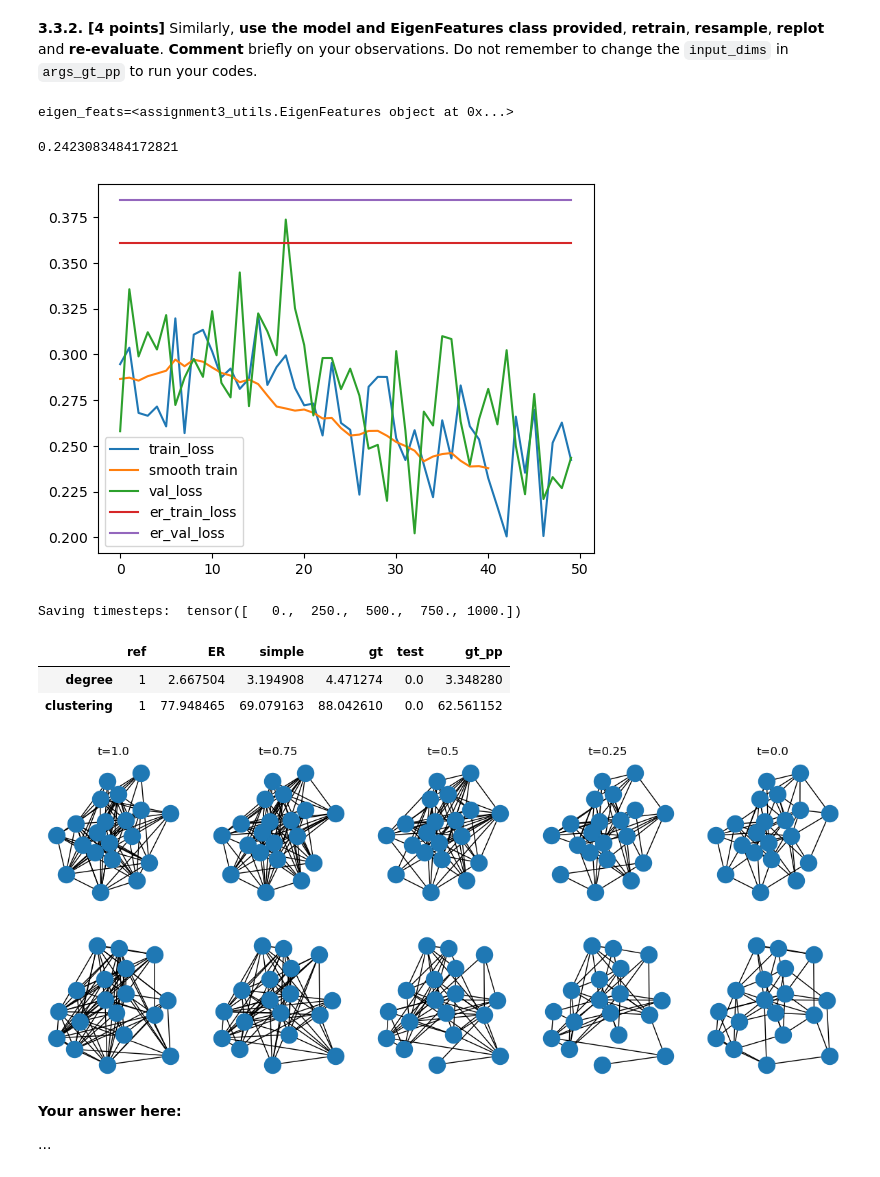
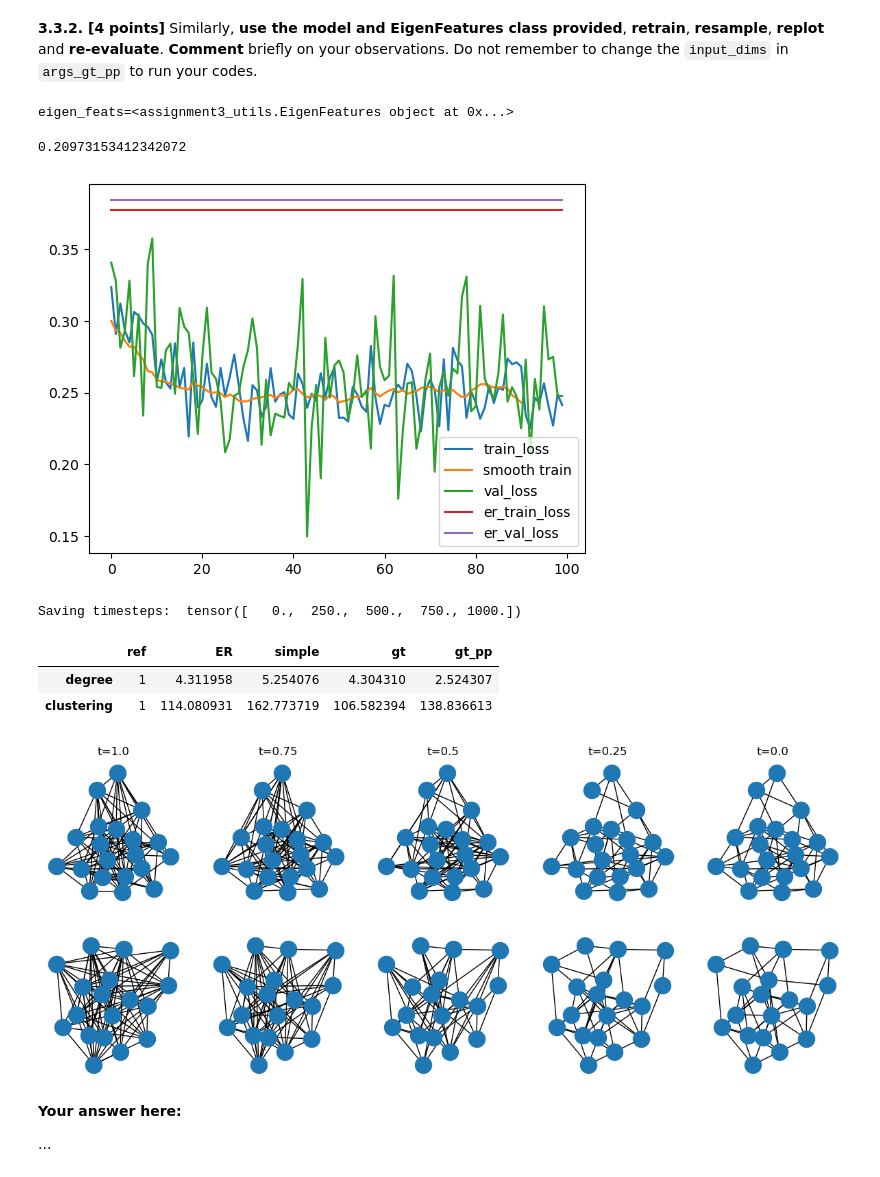
Before and after one commit to gusah1104/networkML_project_QM9, a Jupyter notebook: assignment3/nml24_assignment3.ipynb, the cells around one changed output. Saved outputs shown, nothing was run; the diff lists cells and outputs as text; code cells hidden in the pictures.

```diff
--- a/assignment3/nml24_assignment3.ipynb
+++ b/assignment3/nml24_assignment3.ipynb
@@ -729,10 +728,10 @@ def seed_torch(seed):
     random.seed(seed)
     np.random.seed(seed)
 
-def train_model(model, train_dataloader, val_dataloader, n_epochs, noise_dist, T, eigen_feats):
+def train_model(model, train_dataloader, val_dataloader, n_epochs, noise_dist, T, eigen_feats,lr):
     # Training parameters
     seed_torch(0)
-    optimizer = torch.optim.Adam(model.parameters(), lr=2e-4)
+    optimizer = torch.optim.Adam(model.parameters(), lr=lr)
 
     val_loss_list = []
     loss_list = []
@@ -836,7 +835,6 @@ def validation_step(val_dataloader, val_metric, model, noise_dist, T, eigen_feat
 # %%
 # Training
 bs = 32
-nx_dataset["train"]=nx_dataset["train"][:30]
 train_dataloader = utils.nx_list_to_dataloader(nx_dataset["train"], bs=bs)
 val_dataloader = utils.nx_list_to_dataloader(nx_dataset["val"], bs=bs)
 test_dataloader = utils.nx_list_to_dataloader(nx_dataset["test"], bs=bs)
@@ -844,5 +842,6 @@ n_epochs = 100 # you can try epoches if you want
 
 
 simple_model = SimpleModel(**args_simple).to(device)
-simple_model = train_model(simple_model, train_dataloader, val_dataloader, n_epochs, noise_dist, T, None)
+lr=2e-4
+simple_model = train_model(simple_model, train_dataloader, val_dataloader, n_epochs, noise_dist, T, None,lr)
 # %% [output]
@@ -1090,7 +1088,7 @@ dict_stat_fn = {
     "degree": get_degree_hist_array,
     "clustering": get_clustering_hist_array,
 }
-final_results = utils.QuantitativeResults(dict_stat_fn=dict_stat_fn, train_dataset=nx_dataset["train"][:20], test_dataset=nx_dataset["test"])
+final_results = utils.QuantitativeResults(dict_stat_fn=dict_stat_fn, train_dataset=nx_dataset["train"], test_dataset=nx_dataset["test"])
 for gen_method, gen_dist in graphs_to_eval.items():
     final_results.add_results(gen_method, gen_dist)
 final_results.show_table()
@@ -1129,21 +1127,22 @@ args_gt = {'n_layers': 4,
         'input_dims': {'X': 1, 'E': 2, 'y': 1},
         'hidden_dims': {'X': 256, 'E': 256, 'y': 256, 'dx': 64, 'de': 64, 'dy': 64},
         'output_dims': {'X': 1, 'E': 2, 'y': 1},}
-n_epochs = 30
+n_epochs = 100
 
 
 
 # Train
 gt_model = GraphTransformer(**args_gt).to(device)
-gt_model = train_model(gt_model, train_dataloader, val_dataloader, n_epochs, noise_dist, T, None)
+lr=2e-4
+gt_model = train_model(gt_model, train_dataloader, val_dataloader, n_epochs, noise_dist, T, None,lr)
 # Generate
 num_graphs_to_generate = len(nx_dataset["test"])
 gt_model_graphs, gt_model_intermediate_graphs = sample_graph(gt_model, noise_dist, T, num_graphs_to_generate, num_timesteps_to_save=5, eigen_feats=None)
 graphs_to_eval["gt"] = gt_model_graphs.to_nx_graph_list()
-graphs_to_eval["test"]=nx_dataset["test"]
+
 # Visualize and evaluate
 utils.plot_intermediate_graphs(gt_model_intermediate_graphs, T, 2)
-final_results = utils.QuantitativeResults(dict_stat_fn=dict_stat_fn, train_dataset=nx_dataset["train"][:20], test_dataset=nx_dataset["test"])
+final_results = utils.QuantitativeResults(dict_stat_fn=dict_stat_fn, train_dataset=nx_dataset["train"], test_dataset=nx_dataset["test"])
 for gen_method, gen_dist in graphs_to_eval.items():
     final_results.add_results(gen_method, gen_dist)
 final_results.show_table()
@@ -1171,37 +1169,38 @@ At this point, we can now better motivate the use of the `PlaceHolder` class. Pr
 # %%
 args_gt_pp = {'n_layers': 4,
         'n_head': 8,
         'input_dims': {'X': 7, 'E': 2, 'y': 7},
         'hidden_dims': {'X': 256, 'E': 256, 'y': 256, 'dx': 64, 'de': 64, 'dy': 64},
         'output_dims': {'X': 1, 'E': 2, 'y': 1},}
-num_epochs=50
+n_epochs=100
 eigen_feats = utils.EigenFeatures('all')
 print(f"eigen_feats={eigen_feats}")
 
 
 # Train
 gt_pp_model = GraphTransformer(**args_gt_pp).to(device)
-gt_pp_model = train_model(gt_pp_model, train_dataloader, val_dataloader, n_epochs, noise_dist, T, eigen_feats)
+lr=2e-4
+gt_pp_model = train_model(gt_pp_model, train_dataloader, val_dataloader, n_epochs, noise_dist, T, eigen_feats,lr)
 # Generate
 num_graphs_to_generate = len(nx_dataset["test"])
 gt_pp_model_graphs, gt_pp_model_intermediate_graphs = sample_graph(gt_pp_model, noise_dist, T, num_graphs_to_generate, num_timesteps_to_save=5, eigen_feats=eigen_feats)
 graphs_to_eval["gt_pp"] = gt_pp_model_graphs.to_nx_graph_list()
-graphs_to_eval["test"]=nx_dataset["test"]
+
 # Visualize and evaluate
 utils.plot_intermediate_graphs(gt_pp_model_intermediate_graphs, T, 2)
-final_results = utils.QuantitativeResults(dict_stat_fn=dict_stat_fn, train_dataset=nx_dataset["train"][:20], test_dataset=nx_dataset["test"])
+final_results = utils.QuantitativeResults(dict_stat_fn=dict_stat_fn, train_dataset=nx_dataset["train"], test_dataset=nx_dataset["test"])
 for gen_method, gen_dist in graphs_to_eval.items():
     final_results.add_results(gen_method, gen_dist)
 final_results.show_table()
 # %% [output]
 eigen_feats=<assignment3_utils.EigenFeatures object at 0x...>
-0.2423083484172821
+0.20973153412342072
-[figure, old version]
+[figure, new version]
 Saving timesteps:  tensor([   0.,  250.,  500.,  750., 1000.])
-|  | ref | ER | simple | gt | test | gt_pp |
-| degree | 1 | 2.667504 | 3.194908 | 4.471274 | 0.0 | 3.348280 |
-| clustering | 1 | 77.948465 | 69.079163 | 88.042610 | 0.0 | 62.561152 |
+|  | ref | ER | simple | gt | gt_pp |
+| degree | 1 | 4.311958 | 5.254076 | 4.304310 | 2.524307 |
+| clustering | 1 | 114.080931 | 162.773719 | 106.582394 | 138.836613 |
-[figure, old version]
+[figure, new version]
 # %% [markdown]
 **Your answer here:**
 
```
Also changed, not shown: parts of 9 cells of this notebook, 1 other file.
